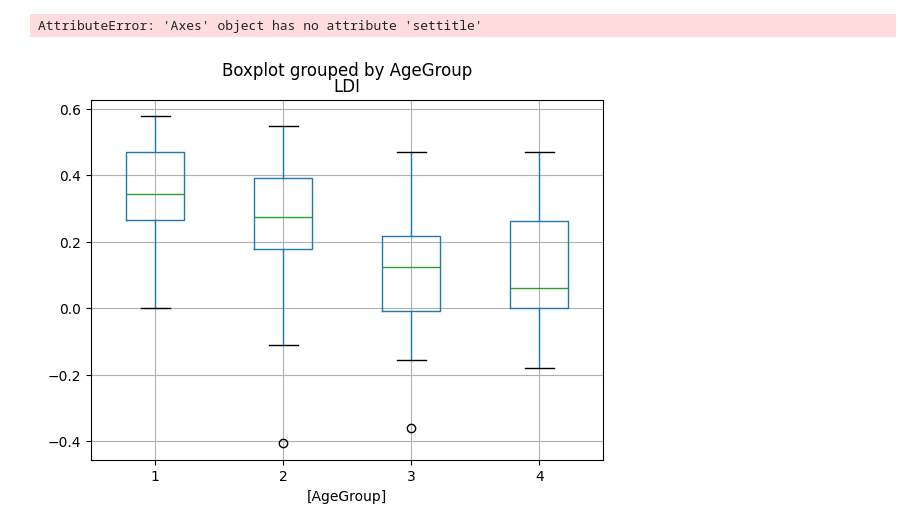
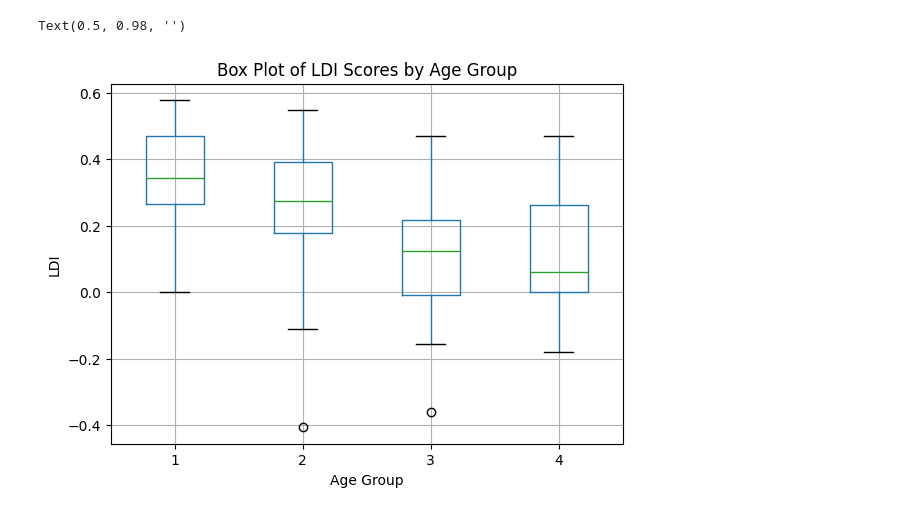
Before and after one commit to rochellekaper/n247_spring2025, a Jupyter notebook: ProblemSets/N247 PSet 6 Pandas - Data Analysis.ipynb, the cells around one changed output. Saved outputs shown, nothing was run; the diff lists cells and outputs as text; code cells hidden in the pictures.

```diff
--- a/ProblemSets/N247 PSet 6 Pandas - Data Analysis.ipynb
+++ b/ProblemSets/N247 PSet 6 Pandas - Data Analysis.ipynb
@@ -73,7 +86,10 @@ Text(0.05, 0.05, 'r = -0.49')
 # %%
 '''4) box-plot of LDI scores by age group '''
-
-agegroup_LDI_boxplot = data[['AgeGroup', 'LDI']].boxplot(by = 'AgeGroup').settitle("Box Plot of LDI Scores by Age Group")
+agegroup_LDI_boxplot = data.boxplot(column = 'LDI', by = 'AgeGroup')
+agegroup_LDI_boxplot.set_title("Box Plot of LDI Scores by Age Group")
+agegroup_LDI_boxplot.set_ylabel("LDI")
+agegroup_LDI_boxplot.set_xlabel("Age Group")
+plt.suptitle('')
 # %% [output]
-AttributeError: 'Axes' object has no attribute 'settitle'
+Text(0.5, 0.98, '')
-[figure, old version]
+[figure, new version]
```
Also changed, not shown: parts of 2 cells of this notebook.
